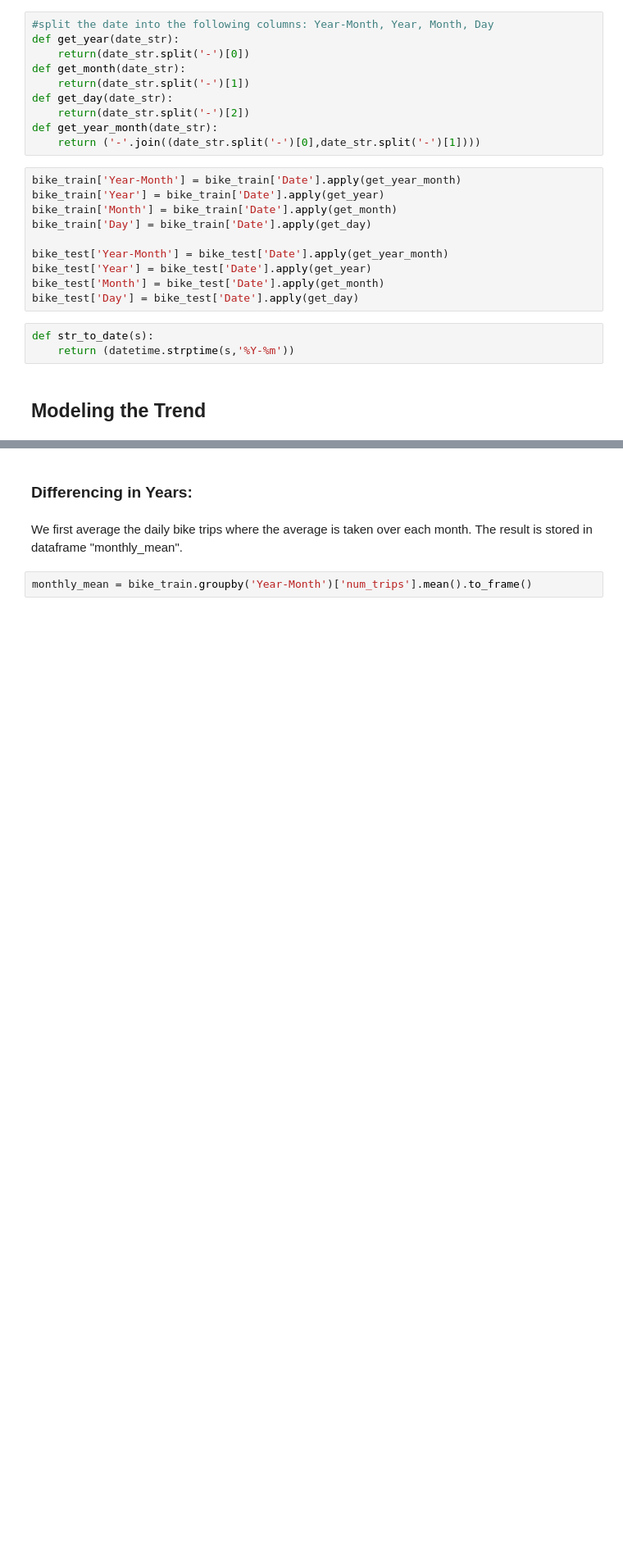
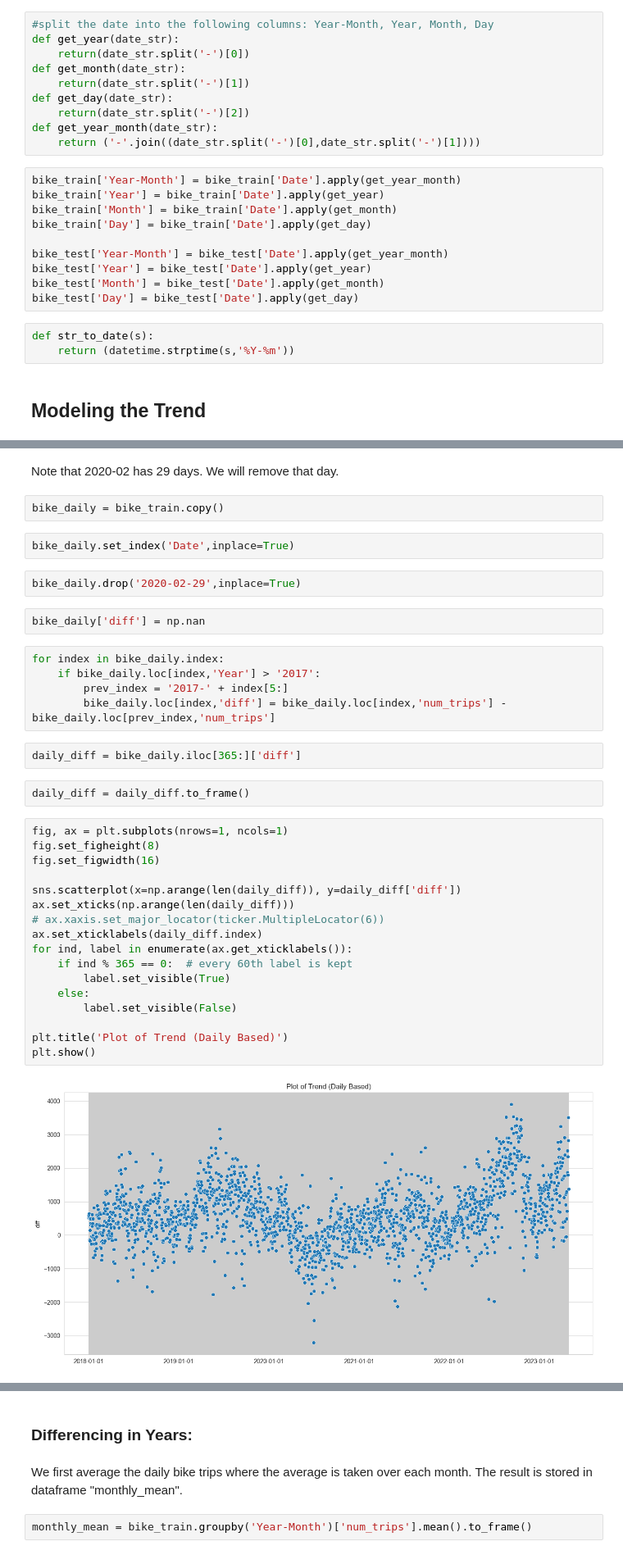
Before and after one commit to hodagben/bike-share-project, a Jupyter notebook: EDA/Remove Trend and Seasonality.ipynb, the cells around one changed output, grey strips where cells are left out. Shown at 82% size. Drawn from its saved outputs; the diff is of its cells as text; blank space fills up the shorter version.

```diff
--- a/EDA/Remove Trend and Seasonality.ipynb
+++ b/EDA/Remove Trend and Seasonality.ipynb
@@ -104,0 +103,38 @@ def str_to_date(s):
+# %% [markdown]
+Note that 2020-02 has 29 days. We will remove that day.
+# %%
+bike_daily = bike_train.copy()
+# %%
+bike_daily.set_index('Date',inplace=True)
+# %%
+bike_daily.drop('2020-02-29',inplace=True)
+# %%
+bike_daily['diff'] = np.nan
+# %%
+for index in bike_daily.index:
+    if bike_daily.loc[index,'Year'] > '2017':
+        prev_index = '2017-' + index[5:]
+        bike_daily.loc[index,'diff'] = bike_daily.loc[index,'num_trips'] - bike_daily.loc[prev_index,'num_trips']
+# %%
+daily_diff = bike_daily.iloc[365:]['diff']
+# %%
+daily_diff = daily_diff.to_frame()
+# %%
+fig, ax = plt.subplots(nrows=1, ncols=1)
+fig.set_figheight(8)
+fig.set_figwidth(16)
+
+sns.scatterplot(x=np.arange(len(daily_diff)), y=daily_diff['diff'])
+ax.set_xticks(np.arange(len(daily_diff)))
+# ax.xaxis.set_major_locator(ticker.MultipleLocator(6))
+ax.set_xticklabels(daily_diff.index)
+for ind, label in enumerate(ax.get_xticklabels()):
+    if ind % 365 == 0:  # every 60th label is kept
+        label.set_visible(True)
+    else:
+        label.set_visible(False)
+
+plt.title('Plot of Trend (Daily Based)')
+plt.show()
+# %% [output]
+[figure, added]
```
Also changed, not shown: parts of 15 cells of this notebook, 1 other file.
